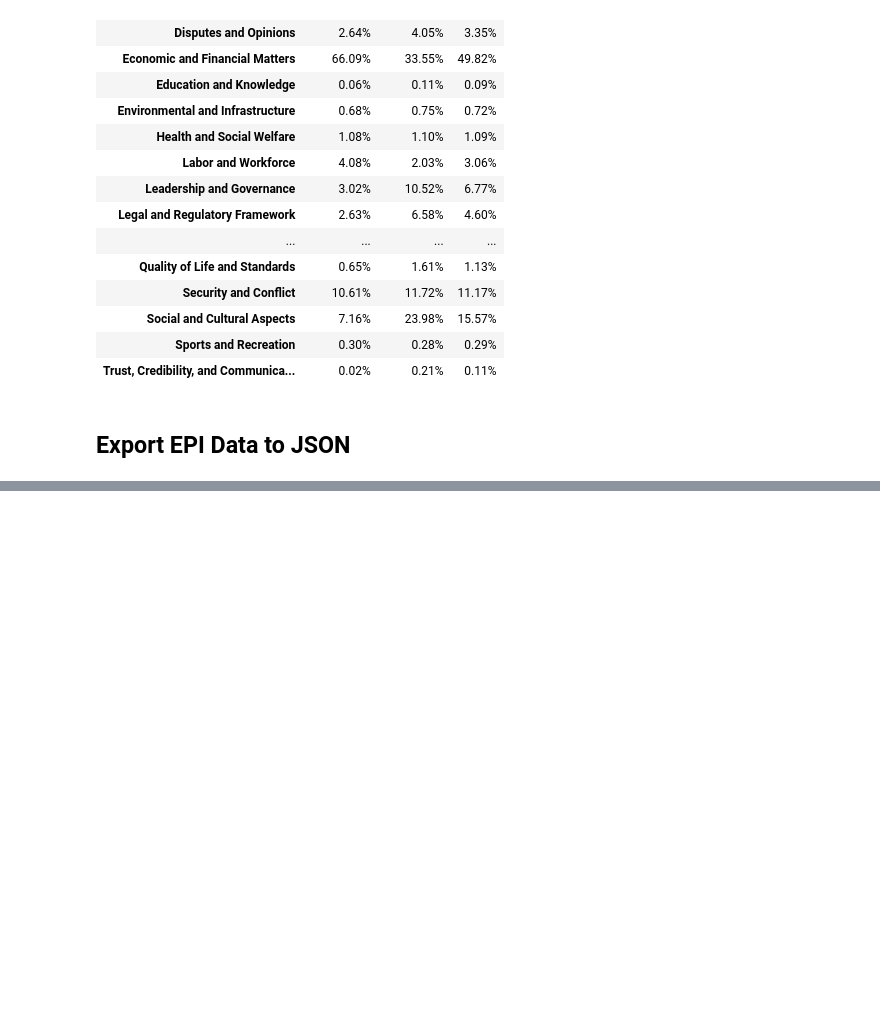
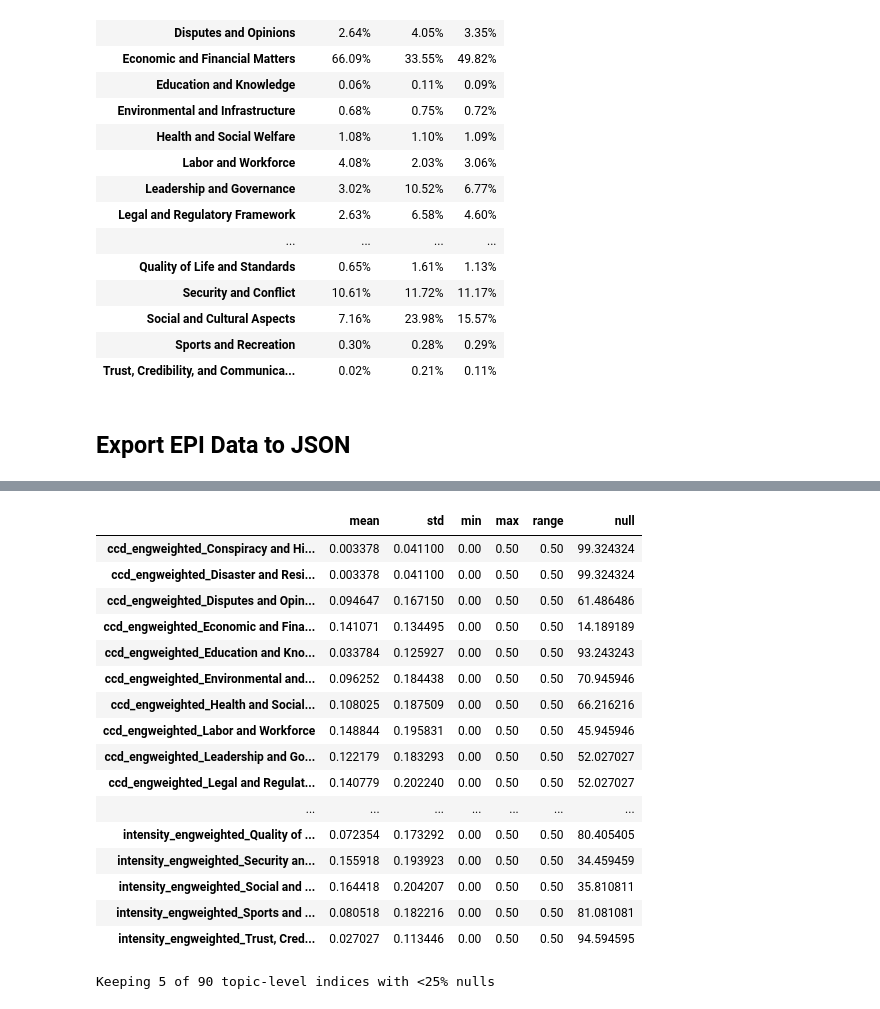
Before and after one commit to isom-ds/youtube-emotion-financial-modelling, a Jupyter notebook: 300_index_module.ipynb, the cells around one changed output, grey strips where cells are left out. Cells and saved outputs as stored; diff of their text form; code cells hidden in the pictures; blank space fills up the shorter version.

```diff
--- a/300_index_module.ipynb
+++ b/300_index_module.ipynb
@@ -769,0 +853,41 @@ pd.DataFrame(topic_percentages).map(lambda x: f"{x:.2f}%" if isinstance(x, (int,
+# %%
+# Topic-level indices (engagement-weighted for creators)
+df_topic_weighted_export = df_epi_topic_weighted.copy()
+df_topic_weighted_export['date'] = pd.to_datetime(df_topic_weighted_export['date']).dt.strftime('%Y-%m-%d')
+
+cols = df_topic_weighted_export.columns.tolist()
+cols_sorted = ['date'] + sorted([col for col in cols if col != 'date'])
+keep_cols = [col for col in cols_sorted if 'ei_community_engweighted' not in col]
+df_topic_weighted_export = df_topic_weighted_export[keep_cols]
+
+summarise(df_topic_weighted_export.copy())
+# %% [output]
+|  | mean | std | min | max | range | null |
+| ccd_engweighted_Conspiracy and Hi... | 0.003378 | 0.041100 | 0.00 | 0.50 | 0.50 | 99.324324 |
+| ccd_engweighted_Disaster and Resi... | 0.003378 | 0.041100 | 0.00 | 0.50 | 0.50 | 99.324324 |
+| ccd_engweighted_Disputes and Opin... | 0.094647 | 0.167150 | 0.00 | 0.50 | 0.50 | 61.486486 |
+| ccd_engweighted_Economic and Fina... | 0.141071 | 0.134495 | 0.00 | 0.50 | 0.50 | 14.189189 |
+| ccd_engweighted_Education and Kno... | 0.033784 | 0.125927 | 0.00 | 0.50 | 0.50 | 93.243243 |
+| ccd_engweighted_Environmental and... | 0.096252 | 0.184438 | 0.00 | 0.50 | 0.50 | 70.945946 |
+| ccd_engweighted_Health and Social... | 0.108025 | 0.187509 | 0.00 | 0.50 | 0.50 | 66.216216 |
+| ccd_engweighted_Labor and Workforce | 0.148844 | 0.195831 | 0.00 | 0.50 | 0.50 | 45.945946 |
+| ccd_engweighted_Leadership and Go... | 0.122179 | 0.183293 | 0.00 | 0.50 | 0.50 | 52.027027 |
+| ccd_engweighted_Legal and Regulat... | 0.140779 | 0.202240 | 0.00 | 0.50 | 0.50 | 52.027027 |
+| ... | ... | ... | ... | ... | ... | ... |
+| intensity_engweighted_Quality of ... | 0.072354 | 0.173292 | 0.00 | 0.50 | 0.50 | 80.405405 |
+| intensity_engweighted_Security an... | 0.155918 | 0.193923 | 0.00 | 0.50 | 0.50 | 34.459459 |
+| intensity_engweighted_Social and ... | 0.164418 | 0.204207 | 0.00 | 0.50 | 0.50 | 35.810811 |
+| intensity_engweighted_Sports and ... | 0.080518 | 0.182216 | 0.00 | 0.50 | 0.50 | 81.081081 |
+| intensity_engweighted_Trust, Cred... | 0.027027 | 0.113446 | 0.00 | 0.50 | 0.50 | 94.594595 |
+# %%
+# Create copy with null < 25%
+df_topic_weighted_export_lownull = df_topic_weighted_export.copy()
+null_summary = summarise(df_topic_weighted_export_lownull, exclude_cols=['date'])
+cols_to_keep = null_summary[null_summary['null'] <= 25].index.tolist()
+cols_to_keep = ['date'] + cols_to_keep
+
+print(f"\nKeeping {len(cols_to_keep)-1} of {len(df_topic_weighted_export_lownull.columns)-1} topic-level indices with <25% nulls")
+
+df_topic_weighted_export_lownull = df_topic_weighted_export_lownull[cols_to_keep]
+# %% [output]
+Keeping 5 of 90 topic-level indices with <25% nulls
```
Also changed, not shown: parts of 16 cells of this notebook, 5 other files.
